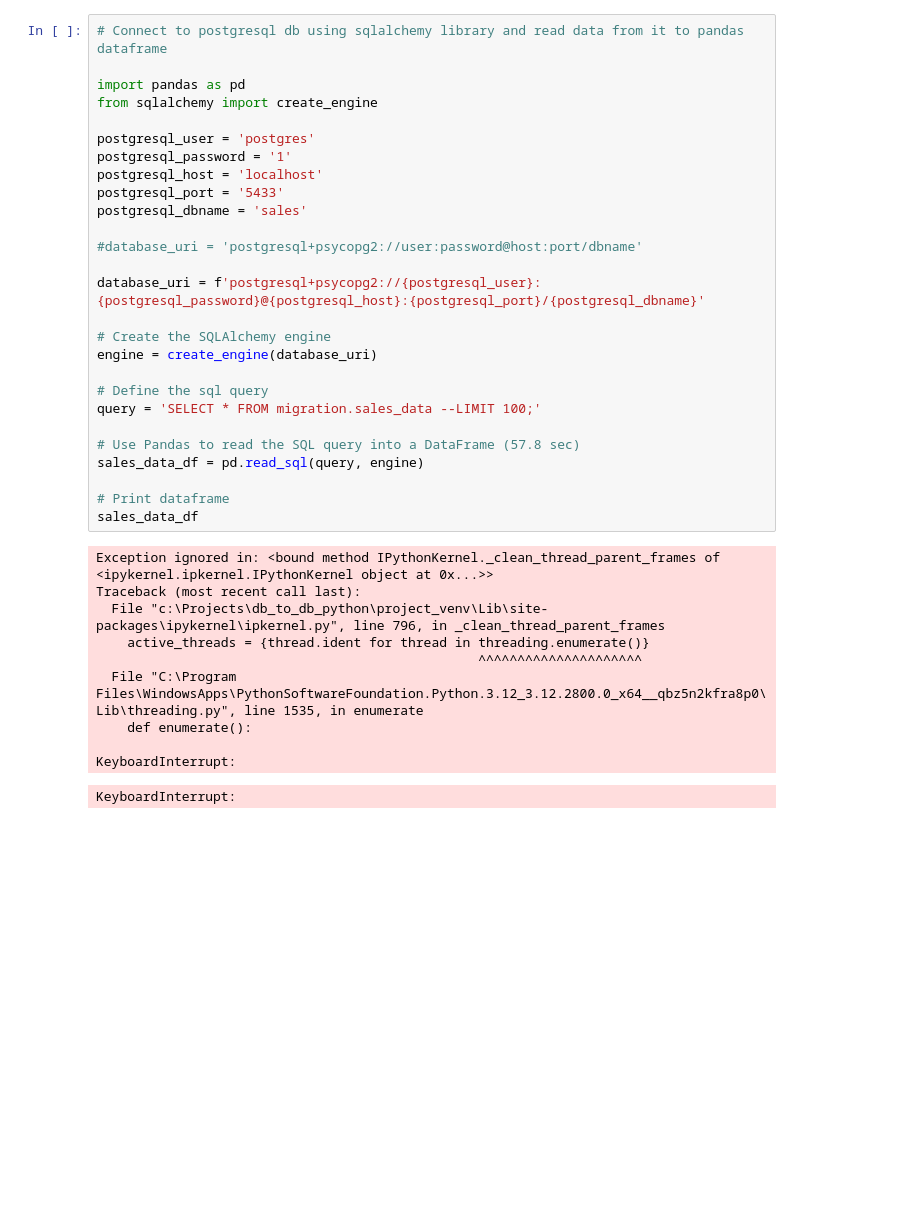
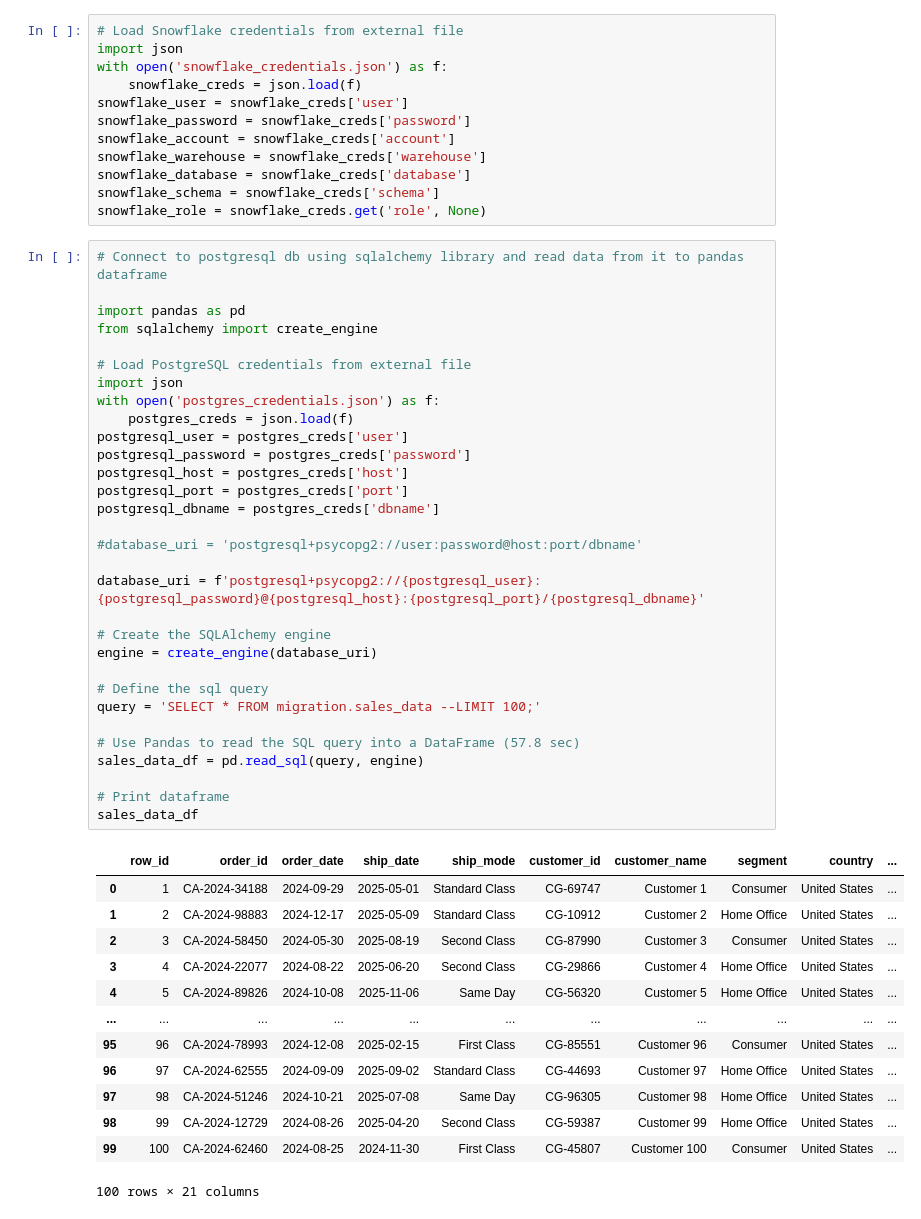
Before and after one commit to n-morozova/db_to_db_python, a Jupyter notebook: migration.ipynb, the cells around one changed output. Saved outputs shown, nothing was run; the diff lists cells and outputs as text; blank space fills up the shorter version.

Commit message:
Migration from postgres to snowflake completed

```diff
--- a/migration.ipynb
+++ b/migration.ipynb
@@ -1,41 +1,60 @@
+# %%
+# Load Snowflake credentials from external file
+import json
+with open('snowflake_credentials.json') as f:
+    snowflake_creds = json.load(f)
+snowflake_user = snowflake_creds['user']
+snowflake_password = snowflake_creds['password']
+snowflake_account = snowflake_creds['account']
+snowflake_warehouse = snowflake_creds['warehouse']
+snowflake_database = snowflake_creds['database']
+snowflake_schema = snowflake_creds['schema']
+snowflake_role = snowflake_creds.get('role', None)
 # %%
 # Connect to postgresql db using sqlalchemy library and read data from it to pandas dataframe
 
 import pandas as pd
 from sqlalchemy import create_engine
 
-postgresql_user = 'postgres'
-postgresql_password = '1'
-postgresql_host = 'localhost'
-postgresql_port = '5433'
-postgresql_dbname = 'sales'
+# Load PostgreSQL credentials from external file
+import json
+with open('postgres_credentials.json') as f:
+    postgres_creds = json.load(f)
+postgresql_user = postgres_creds['user']
+postgresql_password = postgres_creds['password']
+postgresql_host = postgres_creds['host']
+postgresql_port = postgres_creds['port']
+postgresql_dbname = postgres_creds['dbname']
 
 #database_uri = 'postgresql+psycopg2://user:password@host:port/dbname'
 
 database_uri = f'postgresql+psycopg2://{postgresql_user}:{postgresql_password}@{postgresql_host}:{postgresql_port}/{postgresql_dbname}'
 
 # Create the SQLAlchemy engine
 engine = create_engine(database_uri)
 
 # Define the sql query
 query = 'SELECT * FROM migration.sales_data --LIMIT 100;'
 
 # Use Pandas to read the SQL query into a DataFrame (57.8 sec)
 sales_data_df = pd.read_sql(query, engine)
 
 # Print dataframe
 sales_data_df
 # %% [output]
+|  | row_id | order_id | order_date | ship_date | ship_mode | customer_id | customer_name | segment | country | ... |
+| 0 | 1 | CA-2024-34188 | 2024-09-29 | 2025-05-01 | Standard Class | CG-69747 | Customer 1 | Consumer | United States | ... |
+| 1 | 2 | CA-2024-98883 | 2024-12-17 | 2025-05-09 | Standard Class | CG-10912 | Customer 2 | Home Office | United States | ... |
+| 2 | 3 | CA-2024-58450 | 2024-05-30 | 2025-08-19 | Second Class | CG-87990 | Customer 3 | Consumer | United States | ... |
+| 3 | 4 | CA-2024-22077 | 2024-08-22 | 2025-06-20 | Second Class | CG-29866 | Customer 4 | Home Office | United States | ... |
+| 4 | 5 | CA-2024-89826 | 2024-10-08 | 2025-11-06 | Same Day | CG-56320 | Customer 5 | Home Office | United States | ... |
+| ... | ... | ... | ... | ... | ... | ... | ... | ... | ... | ... |
+| 95 | 96 | CA-2024-78993 | 2024-12-08 | 2025-02-15 | First Class | CG-85551 | Customer 96 | Consumer | United States | ... |
+| 96 | 97 | CA-2024-62555 | 2024-09-09 | 2025-09-02 | Standard Class | CG-44693 | Customer 97 | Home Office | United States | ... |
+| 97 | 98 | CA-2024-51246 | 2024-10-21 | 2025-07-08 | Same Day | CG-96305 | Customer 98 | Home Office | United States | ... |
+| 98 | 99 | CA-2024-12729 | 2024-08-26 | 2025-04-20 | Second Class | CG-59387 | Customer 99 | Home Office | United States | ... |
+| 99 | 100 | CA-2024-62460 | 2024-08-25 | 2024-11-30 | First Class | CG-45807 | Customer 100 | Consumer | United States | ... |
-Exception ignored in: <bound method IPythonKernel._clean_thread_parent_frames of <ipykernel.ipkernel.IPythonKernel object at 0x...>>
-Traceback (most recent call last):
-  File "c:\Projects\db_to_db_python\project_venv\Lib\site-packages\ipykernel\ipkernel.py", line 796, in _clean_thread_parent_frames
-    active_threads = {thread.ident for thread in threading.enumerate()}
-                                                 ^^^^^^^^^^^^^^^^^^^^^
-  File "C:\Program Files\WindowsApps\PythonSoftwareFoundation.Python.3.12_3.12.2800.0_x64__qbz5n2kfra8p0\Lib\threading.py", line 1535, in enumerate
-    def enumerate():
-
-KeyboardInterrupt:
+100 rows × 21 columns
-KeyboardInterrupt:
 # %%
 # Create a new field "Shipping duration" to calculate the difference between ship_date and order_date
 
```
Also changed, not shown: parts of 5 cells of this notebook, 2 other files.
